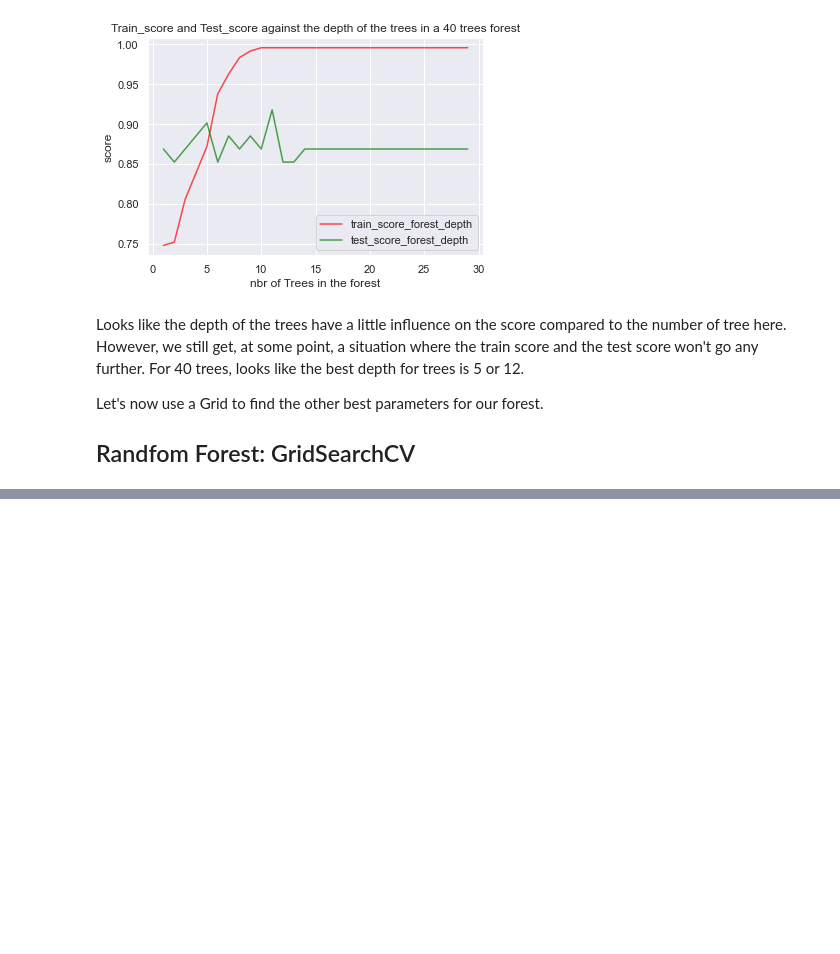
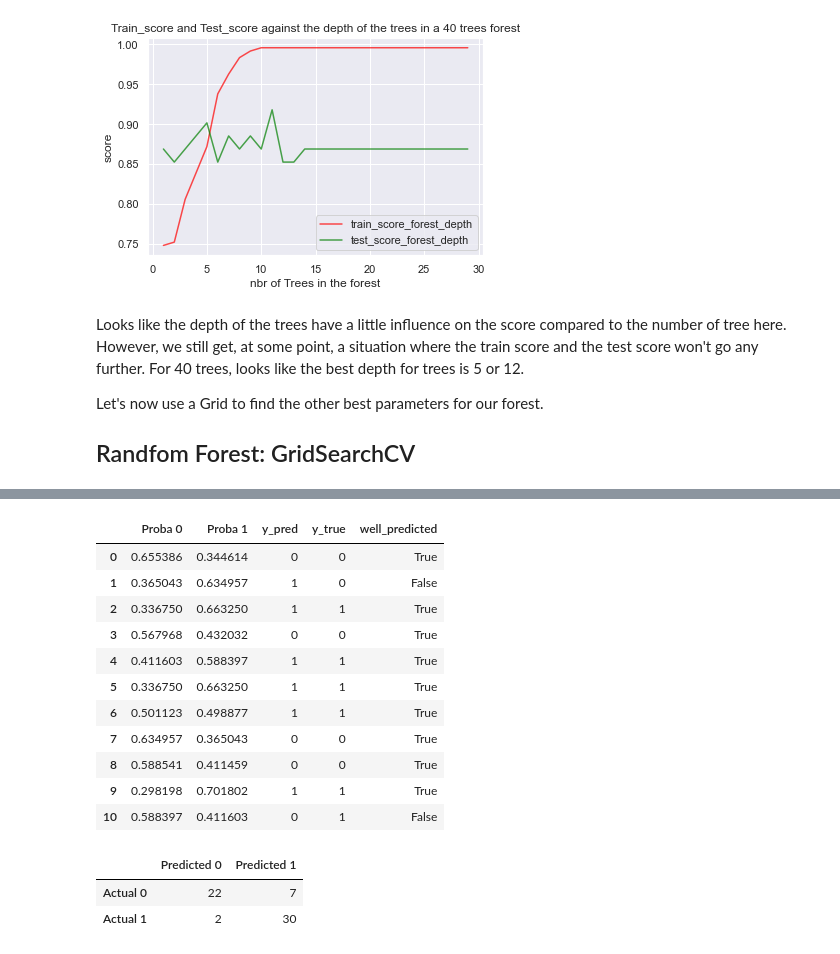
Before and after one commit to TrefleEncornet2/PortFolio, a Jupyter notebook: From Tree Classifier to Random Forest.ipynb, the cells around one changed output, grey strips where cells are left out. Drawn from its saved outputs; the diff is of its cells as text; code cells hidden in the pictures; blank space fills up the shorter version.

```diff
--- a/From Tree Classifier to Random Forest.ipynb
+++ b/From Tree Classifier to Random Forest.ipynb
@@ -422,0 +573,39 @@ print(results_log.max_depth)
+# %%
+threshold = 0.45
+
+predicted_proba = results_log.predict_proba(X_test)[0:11]
+y_pred = (predicted_proba [:,1] >= threshold).astype('int')
+
+df_pred_04 = pd.DataFrame(predicted_proba)
+df_pred_04.columns = ['Proba 0', 'Proba 1']
+df_pred_04['y_pred'] = y_pred
+df_pred_04['y_true'] = y_test.values[0:11]
+df_pred_04['well_predicted'] = df_pred_04['y_pred'] == df_pred_04['y_true']
+df_pred_04
+# %% [output]
+|  | Proba 0 | Proba 1 | y_pred | y_true | well_predicted |
+| 0 | 0.655386 | 0.344614 | 0 | 0 | True |
+| 1 | 0.365043 | 0.634957 | 1 | 0 | False |
+| 2 | 0.336750 | 0.663250 | 1 | 1 | True |
+| 3 | 0.567968 | 0.432032 | 0 | 0 | True |
+| 4 | 0.411603 | 0.588397 | 1 | 1 | True |
+| 5 | 0.336750 | 0.663250 | 1 | 1 | True |
+| 6 | 0.501123 | 0.498877 | 1 | 1 | True |
+| 7 | 0.634957 | 0.365043 | 0 | 0 | True |
+| 8 | 0.588541 | 0.411459 | 0 | 0 | True |
+| 9 | 0.298198 | 0.701802 | 1 | 1 | True |
+| 10 | 0.588397 | 0.411603 | 0 | 1 | False |
+# %%
+predicted_proba = results_log.predict_proba(X_test)
+y_pred = (predicted_proba [:,1] >= threshold).astype('int')
+y_true = y_test.values
+
+matrix = confusion_matrix(np.array(y_test), y_pred) # Here we build the confusion matrix...
+cm_df = pd.DataFrame(matrix) #...and store it into a dataframe (easier to represent)
+cm_df.columns = ['Predicted 0', 'Predicted 1']
+cm_df = cm_df.rename(index={0:'Actual 0',1:'Actual 1'})
+cm_df
+# %% [output]
+|  | Predicted 0 | Predicted 1 |
+| Actual 0 | 22 | 7 |
+| Actual 1 | 2 | 30 |
```
Also changed, not shown: parts of 28 cells of this notebook.
